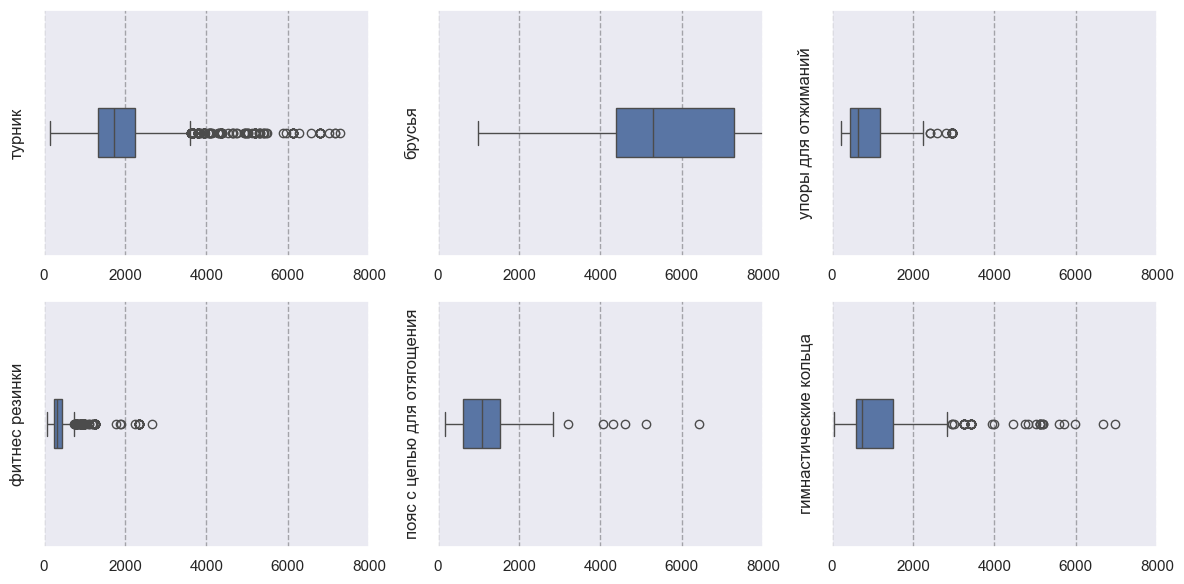
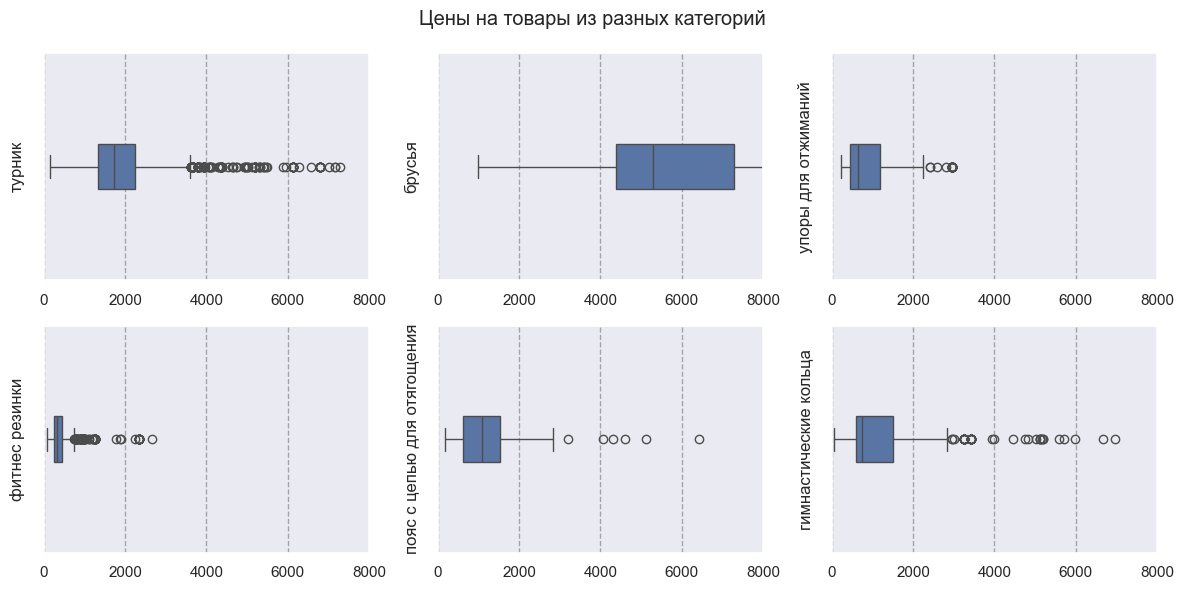
Unified diff of the notebook cell whose output changed from the first chart to the second:
--- before
+++ after
@@ -9,3 +9,5 @@
     ax[i%2][i%3].set_xlim(0, 8000)
     ax[i%2][i%3].grid(axis="x", linestyle="--", alpha=0.3, color="black")
+
+fig.suptitle("Цены на товары из разных категорий")
 fig.tight_layout()

Commit: notebook 3 - added new visualizations: barplot, hist, scatterplot(unfinished)